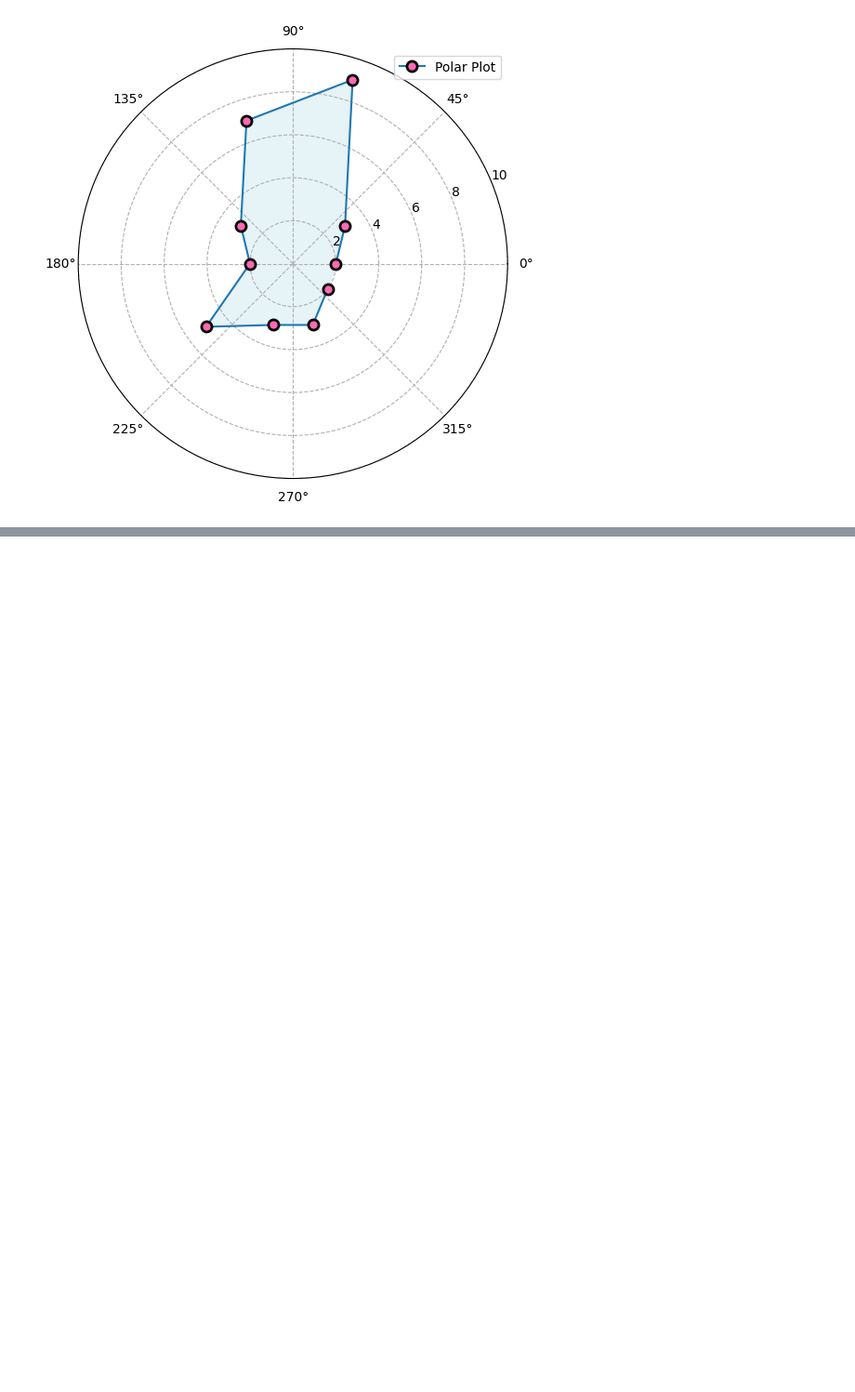
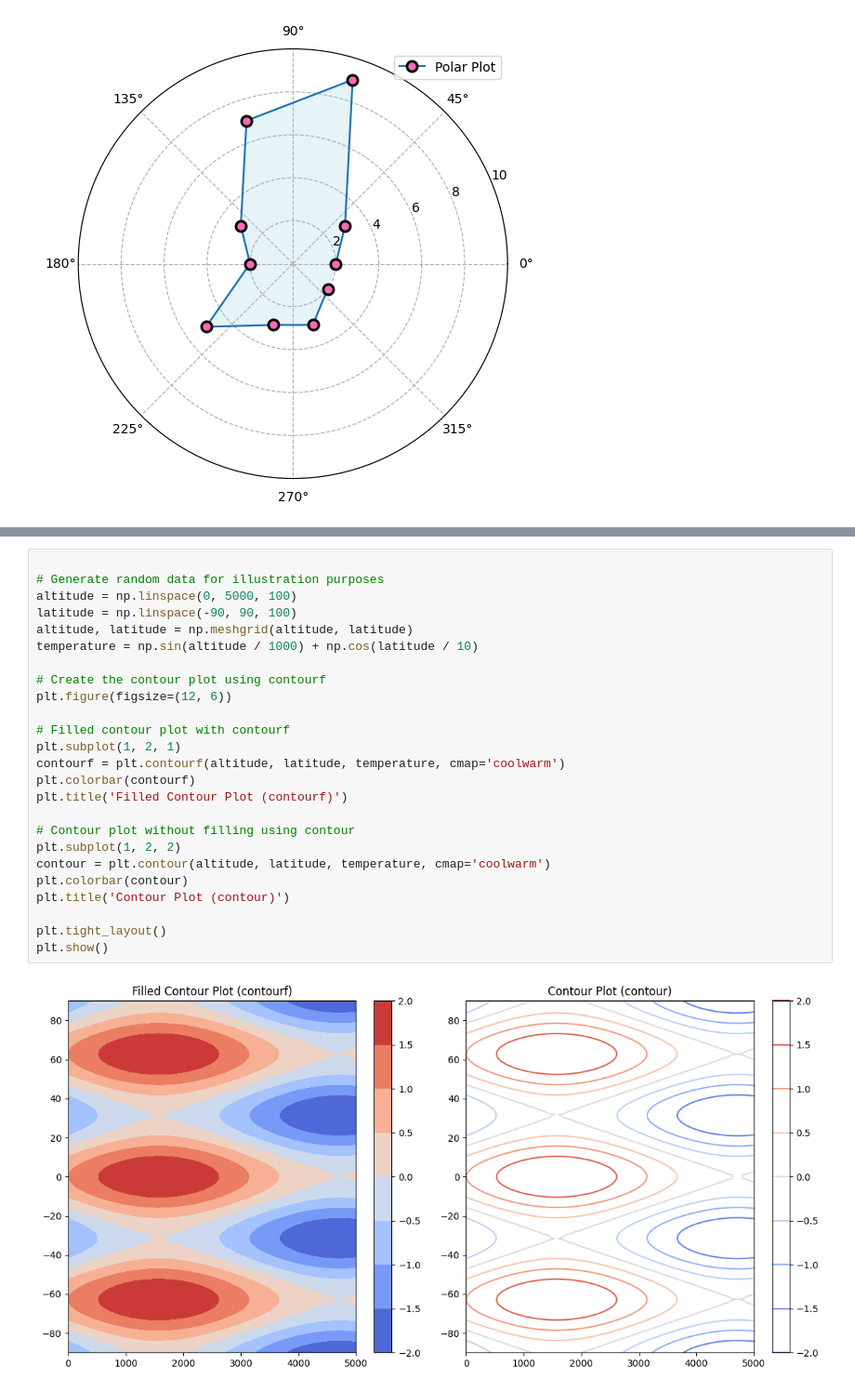
Before and after one commit to jai050803/matplotlib_tutorial, a Jupyter notebook: polar_plot.ipynb, the cells around one changed output, grey strips where cells are left out. Shown at 93% size. Saved outputs shown, nothing was run; the diff lists cells and outputs as text; blank space fills up the shorter version.

```diff
--- a/polar_plot.ipynb
+++ b/polar_plot.ipynb
@@ -185,0 +255,27 @@ plt.show()
+# %%
+
+# Generate random data for illustration purposes
+altitude = np.linspace(0, 5000, 100)
+latitude = np.linspace(-90, 90, 100)
+altitude, latitude = np.meshgrid(altitude, latitude)
+temperature = np.sin(altitude / 1000) + np.cos(latitude / 10)
+
+# Create the contour plot using contourf
+plt.figure(figsize=(12, 6))
+
+# Filled contour plot with contourf
+plt.subplot(1, 2, 1)
+contourf = plt.contourf(altitude, latitude, temperature, cmap='coolwarm')
+plt.colorbar(contourf)
+plt.title('Filled Contour Plot (contourf)')
+
+# Contour plot without filling using contour
+plt.subplot(1, 2, 2)
+contour = plt.contour(altitude, latitude, temperature, cmap='coolwarm')
+plt.colorbar(contour)
+plt.title('Contour Plot (contour)')
+
+plt.tight_layout()
+plt.show()
+# %% [output]
+[figure, added]
```
Also changed, not shown: parts of 5 cells of this notebook.
